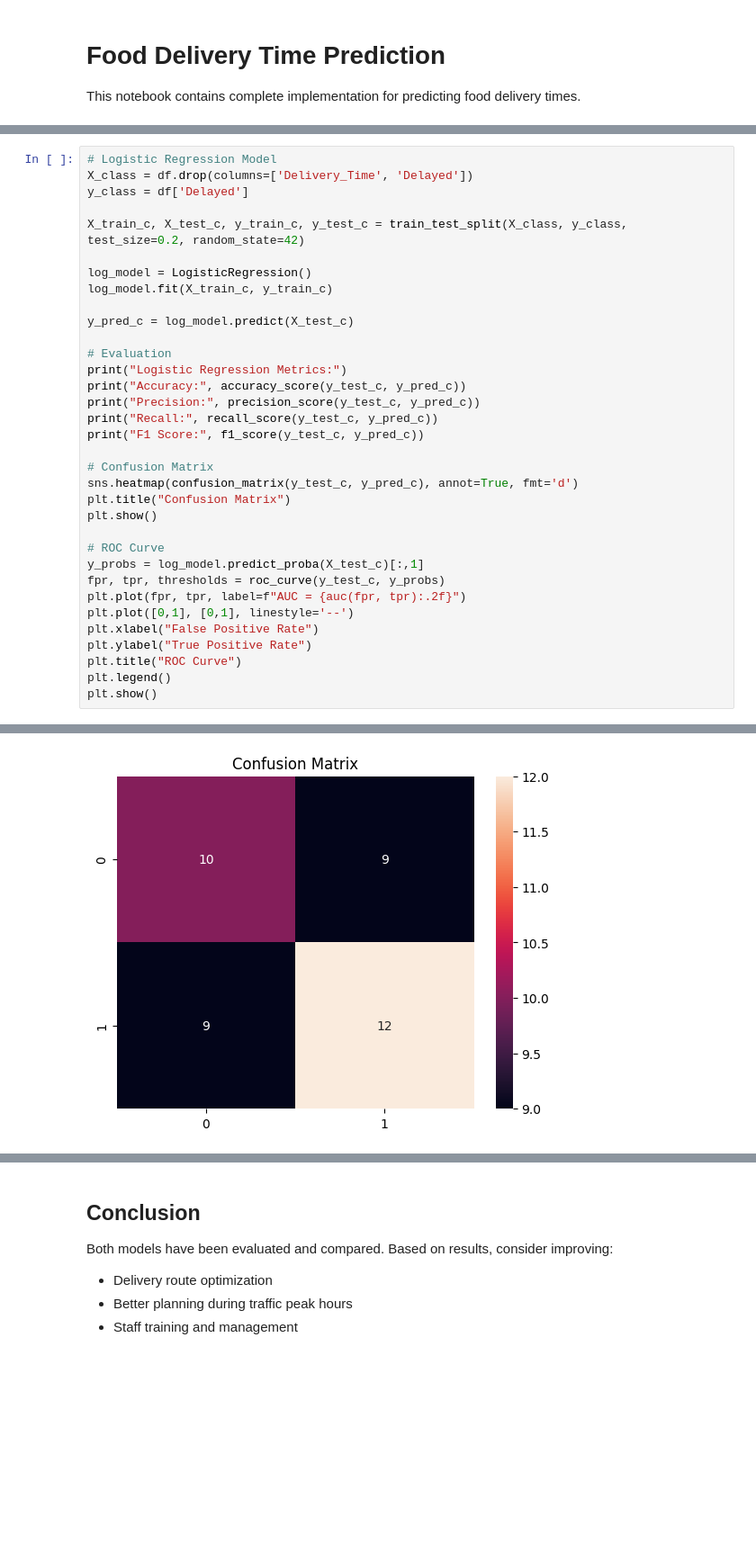
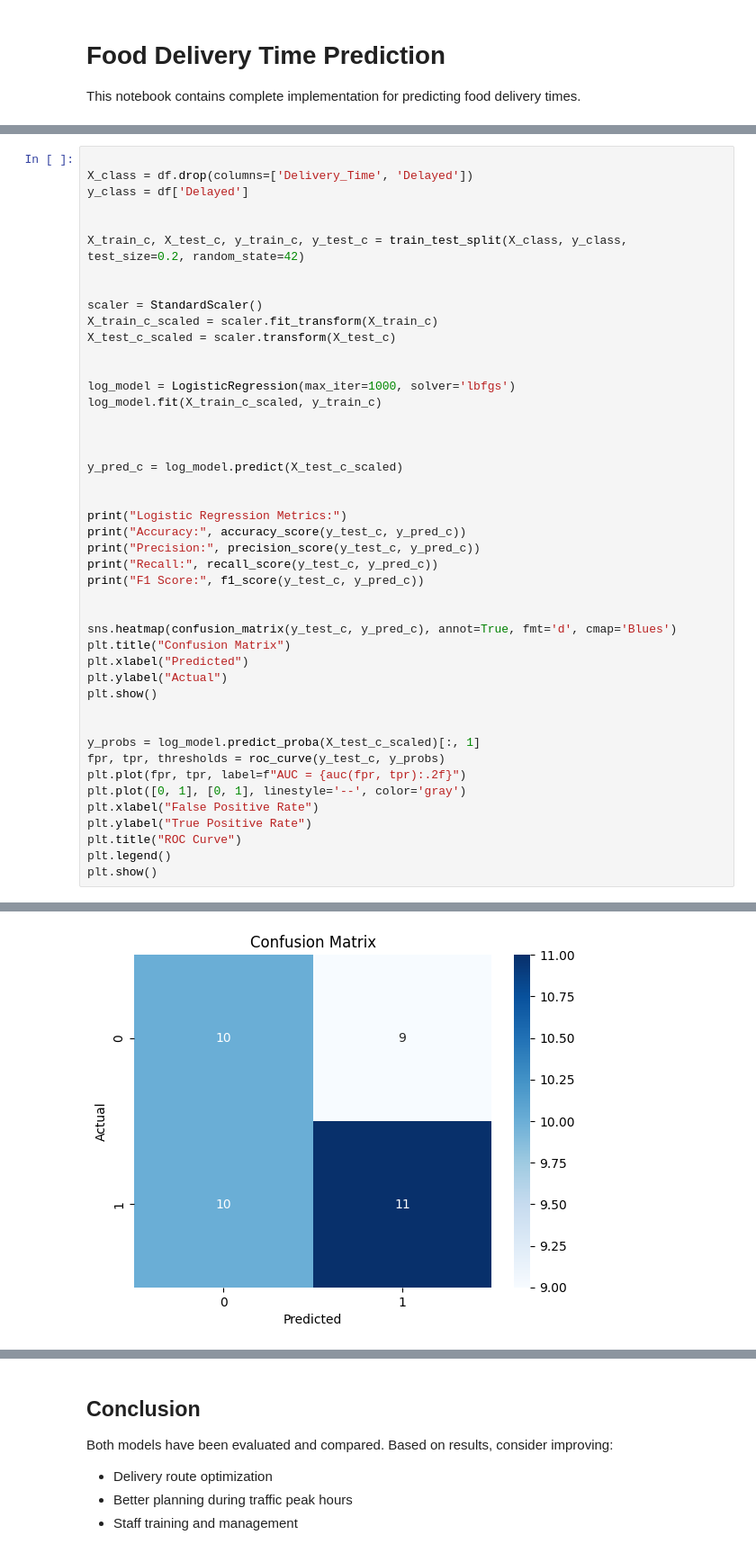
Before and after one commit to iamsarvrath/food-delivery-time-prediction, a Jupyter notebook: Food_Delivery_Time_Prediction.ipynb, the cells around one changed output, grey strips where cells are left out. Shown at 90% size. Drawn from its saved outputs; the diff is of its cells as text; blank space fills up the shorter version.

```diff
--- a/Food_Delivery_Time_Prediction.ipynb
+++ b/Food_Delivery_Time_Prediction.ipynb
@@ -120,34 +120,45 @@ MSE: 1.0050655621571316
 MAE: 0.8560688013228003
 R^2: 0.03782616065457223
 # %%
-# Logistic Regression Model
+
 X_class = df.drop(columns=['Delivery_Time', 'Delayed'])
 y_class = df['Delayed']
 
+
 X_train_c, X_test_c, y_train_c, y_test_c = train_test_split(X_class, y_class, test_size=0.2, random_state=42)
 
-log_model = LogisticRegression()
-log_model.fit(X_train_c, y_train_c)
 
-y_pred_c = log_model.predict(X_test_c)
+scaler = StandardScaler()
+X_train_c_scaled = scaler.fit_transform(X_train_c)
+X_test_c_scaled = scaler.transform(X_test_c)
 
-# Evaluation
+
+log_model = LogisticRegression(max_iter=1000, solver='lbfgs')
+log_model.fit(X_train_c_scaled, y_train_c)
+
+
+
+y_pred_c = log_model.predict(X_test_c_scaled)
+
+
 print("Logistic Regression Metrics:")
 print("Accuracy:", accuracy_score(y_test_c, y_pred_c))
 print("Precision:", precision_score(y_test_c, y_pred_c))
 print("Recall:", recall_score(y_test_c, y_pred_c))
 print("F1 Score:", f1_score(y_test_c, y_pred_c))
 
-# Confusion Matrix
-sns.heatmap(confusion_matrix(y_test_c, y_pred_c), annot=True, fmt='d')
+
+sns.heatmap(confusion_matrix(y_test_c, y_pred_c), annot=True, fmt='d', cmap='Blues')
 plt.title("Confusion Matrix")
+plt.xlabel("Predicted")
+plt.ylabel("Actual")
 plt.show()
 
-# ROC Curve
-y_probs = log_model.predict_proba(X_test_c)[:,1]
+
+y_probs = log_model.predict_proba(X_test_c_scaled)[:, 1]
 fpr, tpr, thresholds = roc_curve(y_test_c, y_probs)
 plt.plot(fpr, tpr, label=f"AUC = {auc(fpr, tpr):.2f}")
-plt.plot([0,1], [0,1], linestyle='--')
+plt.plot([0, 1], [0, 1], linestyle='--', color='gray')
 plt.xlabel("False Positive Rate")
 plt.ylabel("True Positive Rate")
 plt.title("ROC Curve")
@@ -169 +173 @@ Please also refer to the documentation for alternative solver options:
-[figure, old version]
+[figure, new version]
```
Also changed, not shown: parts of 8 cells of this notebook.
